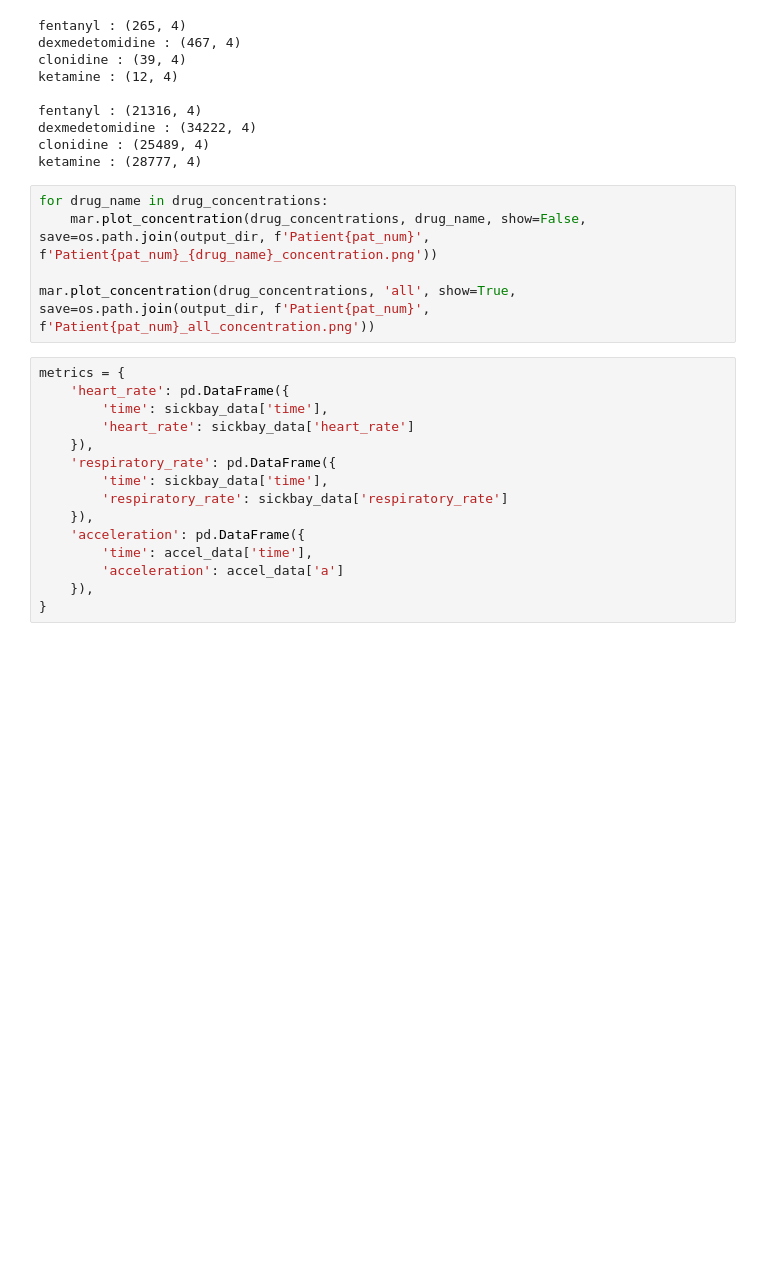
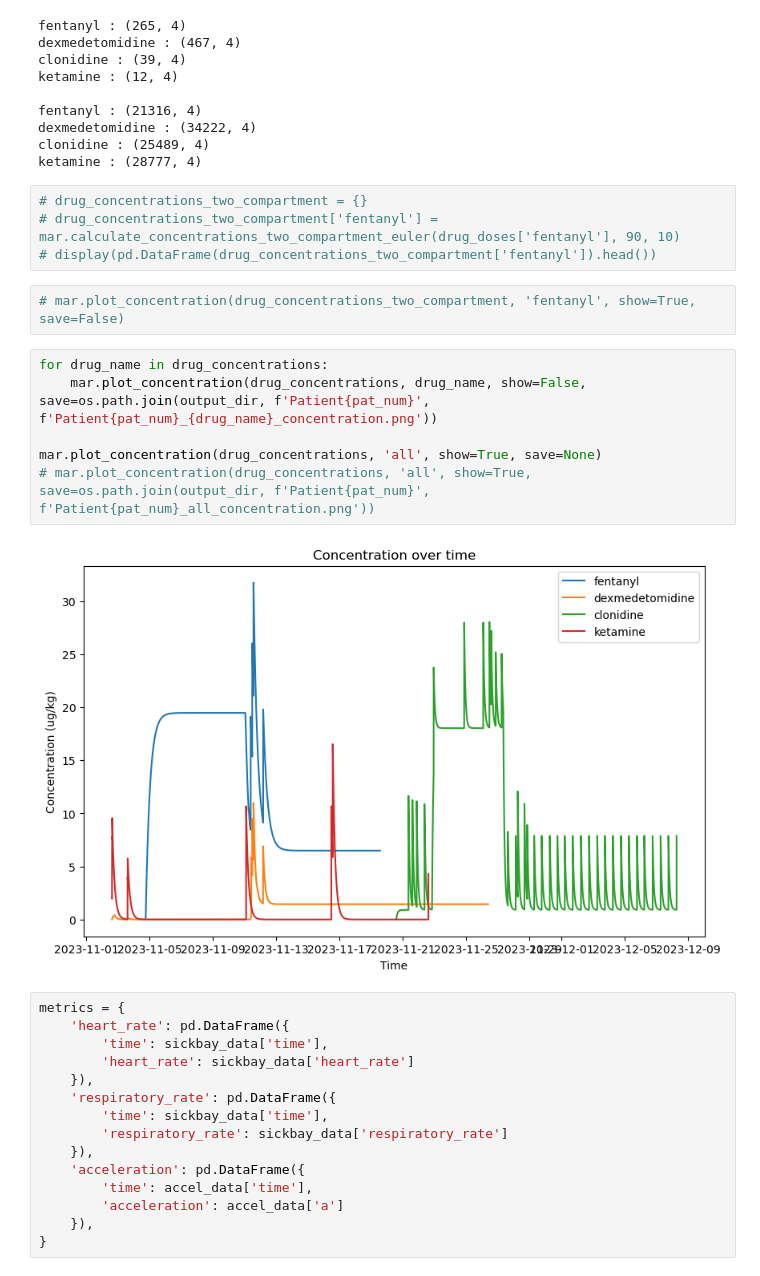
Before and after one commit to PedAccel/PedAccel, a Jupyter notebook: data_analysis/MAR/analysis/mar.ipynb, the cells around one changed output. Cells and saved outputs as stored; diff of their text form; blank space fills up the shorter version.

```diff
--- a/data_analysis/MAR/analysis/mar.ipynb
+++ b/data_analysis/MAR/analysis/mar.ipynb
@@ -68,11 +68,20 @@ fentanyl : (21316, 4)
 dexmedetomidine : (34222, 4)
 clonidine : (25489, 4)
 ketamine : (28777, 4)
+# %%
+# drug_concentrations_two_compartment = {}
+# drug_concentrations_two_compartment['fentanyl'] = mar.calculate_concentrations_two_compartment_euler(drug_doses['fentanyl'], 90, 10)
+# display(pd.DataFrame(drug_concentrations_two_compartment['fentanyl']).head())
+# %%
+# mar.plot_concentration(drug_concentrations_two_compartment, 'fentanyl', show=True, save=False)
 # %%
 for drug_name in drug_concentrations:
     mar.plot_concentration(drug_concentrations, drug_name, show=False, save=os.path.join(output_dir, f'Patient{pat_num}', f'Patient{pat_num}_{drug_name}_concentration.png'))
 
-mar.plot_concentration(drug_concentrations, 'all', show=True, save=os.path.join(output_dir, f'Patient{pat_num}', f'Patient{pat_num}_all_concentration.png'))
+mar.plot_concentration(drug_concentrations, 'all', show=True, save=None)
+# mar.plot_concentration(drug_concentrations, 'all', show=True, save=os.path.join(output_dir, f'Patient{pat_num}', f'Patient{pat_num}_all_concentration.png'))
+# %% [output]
+[figure, added]
 # %%
 metrics = {
     'heart_rate': pd.DataFrame({
```
Also changed, not shown: parts of 10 cells of this notebook, 1 other file.
